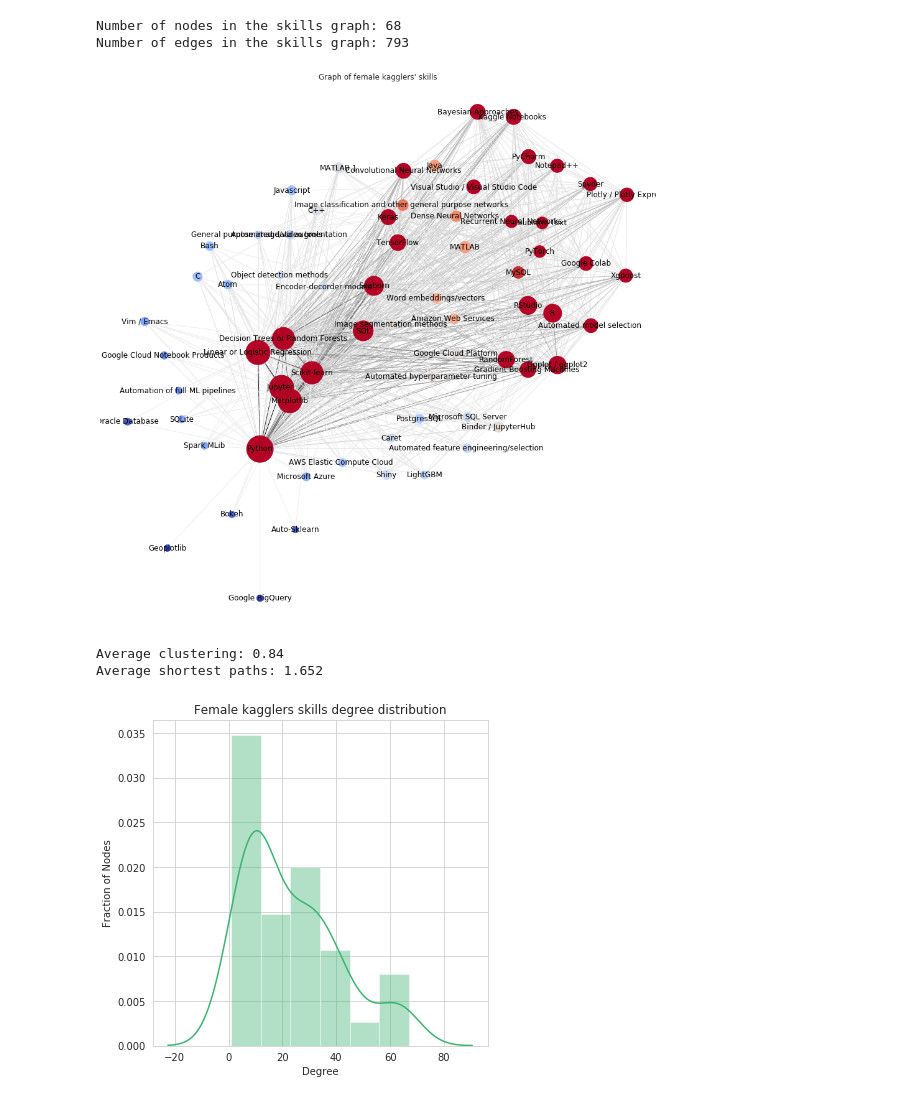
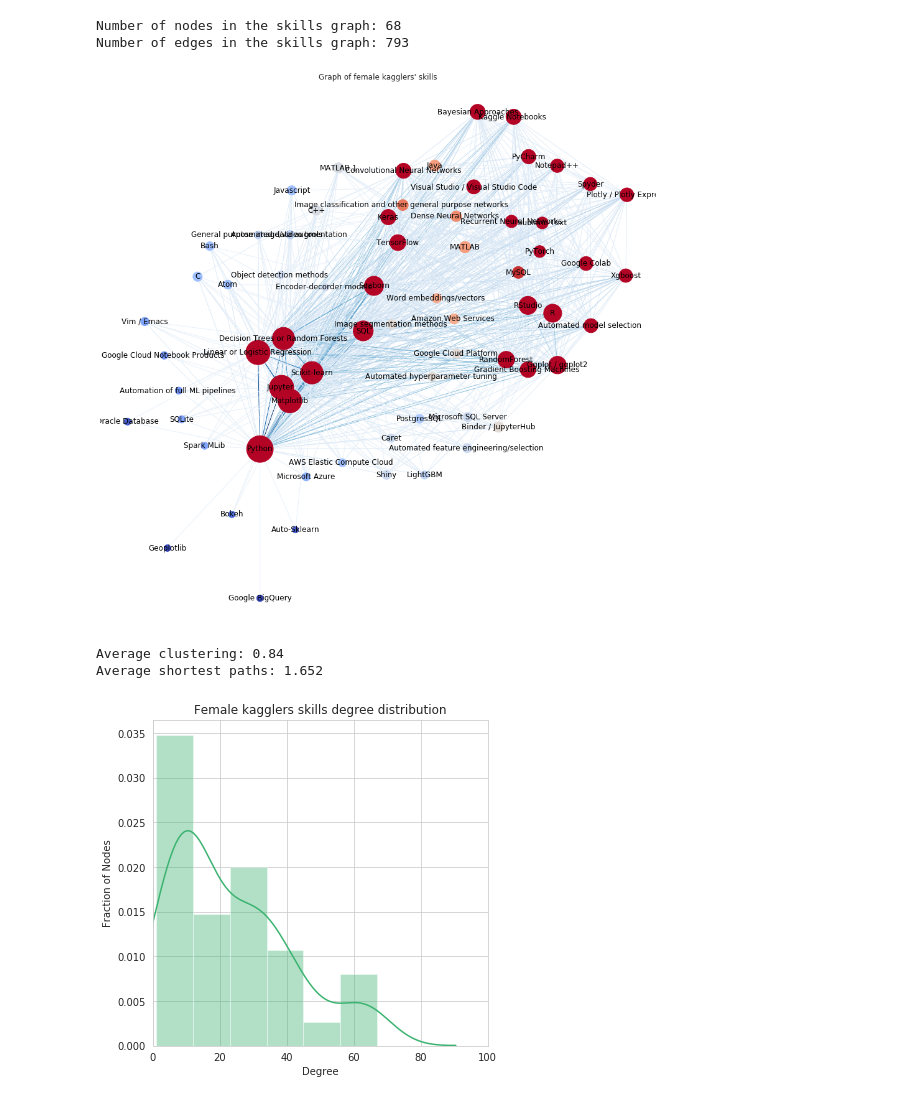
Before and after one commit to sfczekalski/women_kaggle, a Jupyter notebook: notebooks/Analysis.ipynb, the cells around one changed output. Saved outputs shown, nothing was run; the diff lists cells and outputs as text; code cells hidden in the pictures.

Commit message:
Visualization improvements.

```diff
--- a/notebooks/Analysis.ipynb
+++ b/notebooks/Analysis.ipynb
@@ -357,7 +361,7 @@ Number of edges in the skills graph: 793
 plt.figure(figsize=(16, 16))
 pos = nx.kamada_kawai_layout(SG)
 
-# Plot nodes, scalled accorind to their popularity
+# Plot nodes, scalled according to their popularity
 df_skill_popularity = pd.DataFrame(df_skills.sum(axis=0), index=df_skills.columns, columns=['count'])
 cores_dict = nx.algorithms.core.core_number(SG)
 nx.draw_networkx_nodes(SG,
@@ -372,26 +376,27 @@ nx.draw_networkx_edges(SG,
                        edge_color=edge_color,
                        edge_vmin=0,
                        edge_vmax=max(edge_color),
-                       edge_cmap=plt.cm.binary)
+                       edge_cmap=plt.cm.Blues)
 # Plot labels
 nx.draw_networkx_labels(SG, pos, fontsize=8)
 plt.title('Graph of female kagglers\' skills')
 plt.axis('off');
 # %% [output]
-[figure, old version]
+[figure, new version]
 # %%
 print(f'Average clustering: {round(nx.average_clustering(SG), 3)}')
 print(f'Average shortest paths: {round(nx.average_shortest_path_length(SG), 3)}')
 figure = plt.figure(figsize=(6, 6))
 ax = plt.axes()
 
 degrees = list(dict(SG.degree()).values())
 sns.distplot(degrees, norm_hist=True, color=color_front)
+plt.xlim(0, 100)
 plt.xlabel('Degree')
 plt.ylabel('Fraction of Nodes')
 plt.title('Female kagglers skills degree distribution')
 plt.show();
 # %% [output]
 Average clustering: 0.84
 Average shortest paths: 1.652
-[figure, old version]
+[figure, new version]
```
Also changed, not shown: parts of 8 cells of this notebook.
